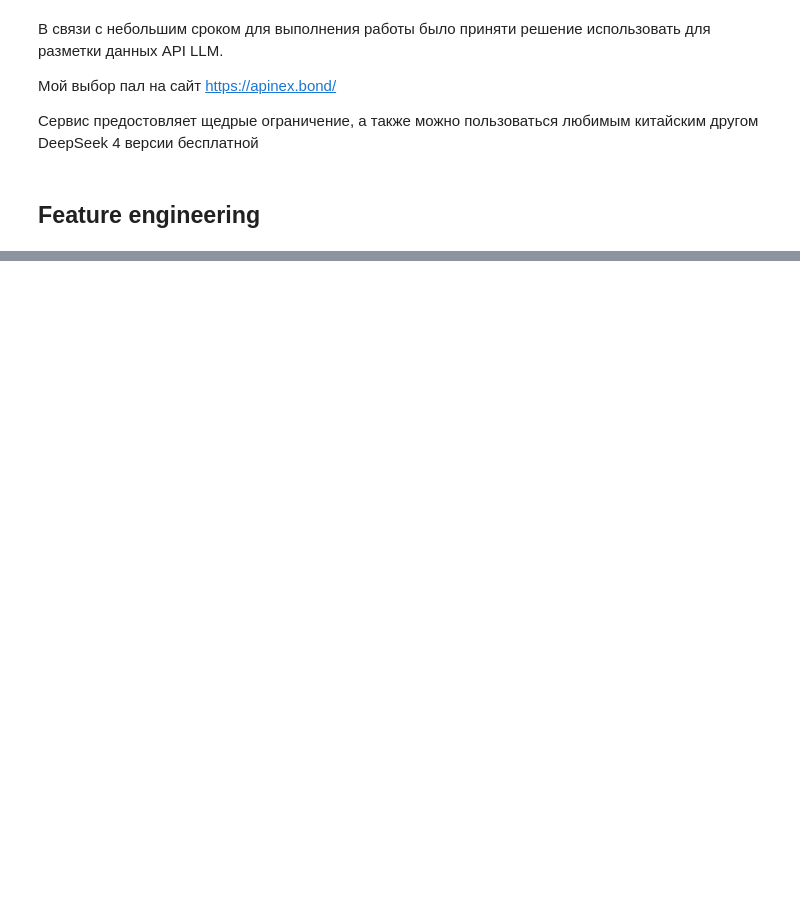
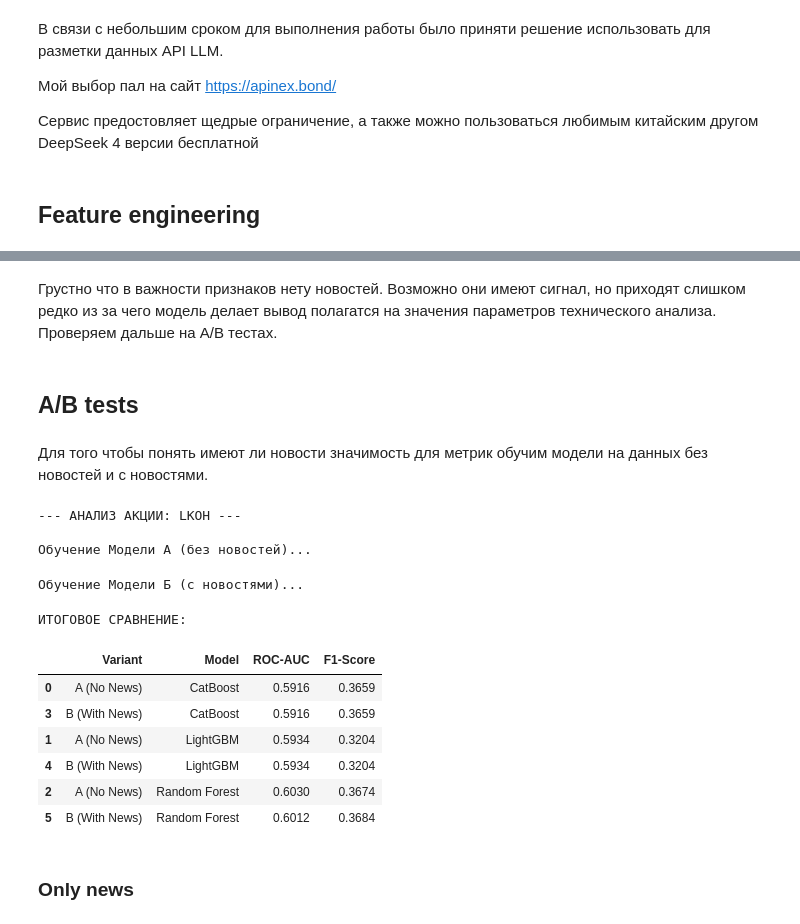
Before and after one commit to sevensemm/course_work, a Jupyter notebook: main.ipynb, the cells around one changed output, grey strips where cells are left out. Saved outputs shown, nothing was run; the diff lists cells and outputs as text; code cells hidden in the pictures; blank space fills up the shorter version.

```diff
--- a/main.ipynb
+++ b/main.ipynb
@@ -1,17 +1,34 @@
 # %% [markdown]
 ## import
 # %%
+# base
 import requests, time
 import pandas as pd
 import numpy as np
 import matplotlib.pyplot as plt
+import seaborn as sns
 import plotly.express as px
 import os
 import json
 
+# utils
 from datetime import timedelta
 from requests.adapters import HTTPAdapter
 from urllib3.util.retry import Retry
+from xml.etree import ElementTree as ET
+import yfinance as yf
+
+# ML
+from sklearn.metrics import roc_auc_score, f1_score, classification_report
+from sklearn.ensemble import RandomForestClassifier
+from catboost import CatBoostClassifier
+import lightgbm as lgb
+import shap
+
+# set Pandas options
+pd.set_option('display.max_columns', None)
+pd.set_option('display.width', 1000)
+pd.set_option('display.float_format', '{:.4f}'.format)
 # %% [markdown]
 ## Downloading prices
 # %% [markdown]
@@ -681,0 +1078,6 @@ Name: count, dtype: int64
+# %% [markdown]
+Грустно что в важности признаков нету новостей. Возможно они имеют сигнал, но приходят слишком редко из за чего модель делает вывод полагатся на значения параметров технического анализа. Проверяем дальше на A/B тестах.
+# %% [markdown]
+## A/B tests
+# %% [markdown]
+Для того чтобы понять имеют ли новости значимость для метрик обучим модели на данных без новостей и с новостями.
@@ -681,0 +1174,43 @@ Name: count, dtype: int64
+# %%
+df_all = pd.read_csv("data/stocks/all_stocks_features.csv")
+df_all['begin'] = pd.to_datetime(df_all['begin'])
+
+ticker = 'LKOH'
+df_ticker = df_all[df_all['ticker'] == ticker].copy()
+all_results = []
+
+print(f"--- АНАЛИЗ АКЦИИ: {ticker} ---")
+
+# Модель А: Только техника и макро (без новостей)
+print("\nОбучение Модели А (без новостей)...")
+predictor_a = StockPredictor(df_ticker, target_col='target_binary', use_news=False)
+metrics_a = predictor_a.train_and_evaluate(ticker)
+metrics_a['Variant'] = 'A (No News)'
+
+# Модель Б: Полная (с новостями)
+print("\nОбучение Модели Б (с новостями)...")
+predictor_b = StockPredictor(df_ticker, target_col='target_binary', use_news=True)
+metrics_b = predictor_b.train_and_evaluate(ticker)
+metrics_b['Variant'] = 'B (With News)'
+
+# Объединяем результаты
+final_metrics = pd.concat([metrics_a, metrics_b], ignore_index=True)
+final_metrics = final_metrics[['Variant', 'Model', 'ROC-AUC', 'F1-Score']]
+
+print("\nИТОГОВОЕ СРАВНЕНИЕ:")
+display(final_metrics.sort_values(by=['Model', 'Variant']))
+# %% [output]
+--- АНАЛИЗ АКЦИИ: LKOH ---
+
+Обучение Модели А (без новостей)...
+Обучение Модели Б (с новостями)...
+ИТОГОВОЕ СРАВНЕНИЕ:
+|  | Variant | Model | ROC-AUC | F1-Score |
+| 0 | A (No News) | CatBoost | 0.5916 | 0.3659 |
+| 3 | B (With News) | CatBoost | 0.5916 | 0.3659 |
+| 1 | A (No News) | LightGBM | 0.5934 | 0.3204 |
+| 4 | B (With News) | LightGBM | 0.5934 | 0.3204 |
+| 2 | A (No News) | Random Forest | 0.6030 | 0.3674 |
+| 5 | B (With News) | Random Forest | 0.6012 | 0.3684 |
+# %% [markdown]
+### Only news
```
Also changed, not shown: parts of 24 cells of this notebook.
